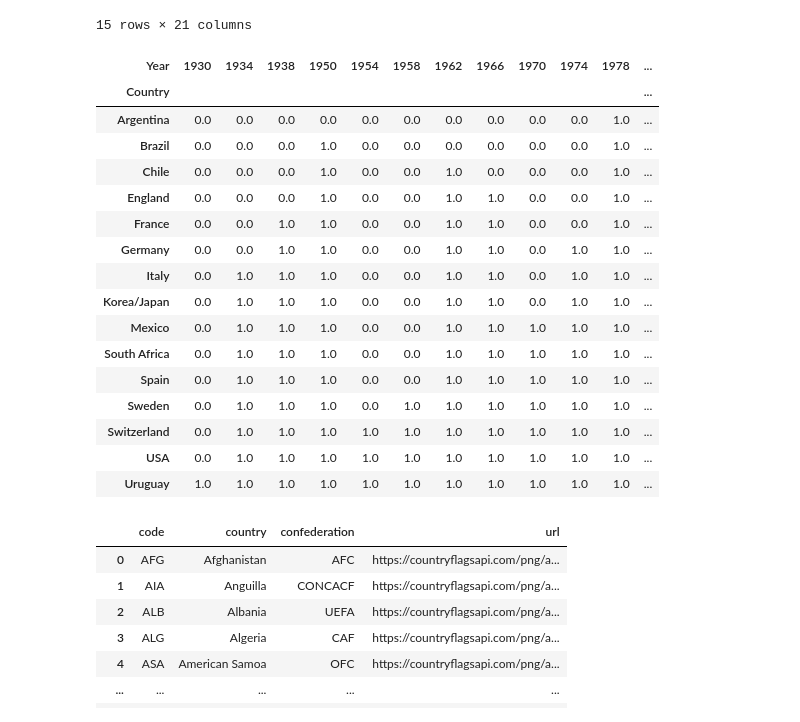
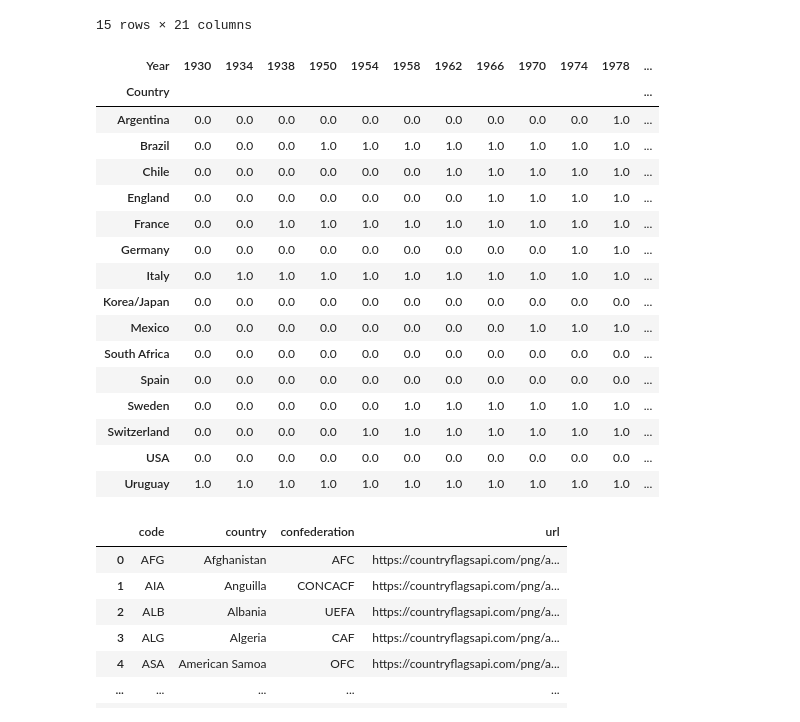
Before and after one commit to Hugox96/Analise_Copas, a Jupyter notebook: Copa.ipynb, the cells around one changed output. Cells and saved outputs as stored; diff of their text form; code cells hidden in the pictures.

```diff
--- a/Copa.ipynb
+++ b/Copa.ipynb
@@ -86,25 +86,25 @@ copa.groupby(["Country", "Year"]).size().unstack().fillna(0).reset_index()
 | 14 | Uruguay | 1.0 | 0.0 | 0.0 | 0.0 | 0.0 | 0.0 | 0.0 | 0.0 | 0.0 | ... | ... |
 15 rows × 21 columns
 # %%
-sedia_copa = copa.groupby(["Country", "Year"]).size().unstack().fillna(0).cumsum()
+sedia_copa = copa.groupby(["Country", "Year"]).size().unstack().fillna(0).cumsum(axis=1)
 sedia_copa
 # %% [output]
 | Year | 1930 | 1934 | 1938 | 1950 | 1954 | 1958 | 1962 | 1966 | 1970 | 1974 | 1978 | ... |
 | Country |  |  |  |  |  |  |  |  |  |  |  | ... |
 | Argentina | 0.0 | 0.0 | 0.0 | 0.0 | 0.0 | 0.0 | 0.0 | 0.0 | 0.0 | 0.0 | 1.0 | ... |
-| Brazil | 0.0 | 0.0 | 0.0 | 1.0 | 0.0 | 0.0 | 0.0 | 0.0 | 0.0 | 0.0 | 1.0 | ... |
-| Chile | 0.0 | 0.0 | 0.0 | 1.0 | 0.0 | 0.0 | 1.0 | 0.0 | 0.0 | 0.0 | 1.0 | ... |
-| England | 0.0 | 0.0 | 0.0 | 1.0 | 0.0 | 0.0 | 1.0 | 1.0 | 0.0 | 0.0 | 1.0 | ... |
-| France | 0.0 | 0.0 | 1.0 | 1.0 | 0.0 | 0.0 | 1.0 | 1.0 | 0.0 | 0.0 | 1.0 | ... |
-| Germany | 0.0 | 0.0 | 1.0 | 1.0 | 0.0 | 0.0 | 1.0 | 1.0 | 0.0 | 1.0 | 1.0 | ... |
-| Italy | 0.0 | 1.0 | 1.0 | 1.0 | 0.0 | 0.0 | 1.0 | 1.0 | 0.0 | 1.0 | 1.0 | ... |
-| Korea/Japan | 0.0 | 1.0 | 1.0 | 1.0 | 0.0 | 0.0 | 1.0 | 1.0 | 0.0 | 1.0 | 1.0 | ... |
-| Mexico | 0.0 | 1.0 | 1.0 | 1.0 | 0.0 | 0.0 | 1.0 | 1.0 | 1.0 | 1.0 | 1.0 | ... |
-| South Africa | 0.0 | 1.0 | 1.0 | 1.0 | 0.0 | 0.0 | 1.0 | 1.0 | 1.0 | 1.0 | 1.0 | ... |
-| Spain | 0.0 | 1.0 | 1.0 | 1.0 | 0.0 | 0.0 | 1.0 | 1.0 | 1.0 | 1.0 | 1.0 | ... |
-| Sweden | 0.0 | 1.0 | 1.0 | 1.0 | 0.0 | 1.0 | 1.0 | 1.0 | 1.0 | 1.0 | 1.0 | ... |
-| Switzerland | 0.0 | 1.0 | 1.0 | 1.0 | 1.0 | 1.0 | 1.0 | 1.0 | 1.0 | 1.0 | 1.0 | ... |
-| USA | 0.0 | 1.0 | 1.0 | 1.0 | 1.0 | 1.0 | 1.0 | 1.0 | 1.0 | 1.0 | 1.0 | ... |
+| Brazil | 0.0 | 0.0 | 0.0 | 1.0 | 1.0 | 1.0 | 1.0 | 1.0 | 1.0 | 1.0 | 1.0 | ... |
+| Chile | 0.0 | 0.0 | 0.0 | 0.0 | 0.0 | 0.0 | 1.0 | 1.0 | 1.0 | 1.0 | 1.0 | ... |
+| England | 0.0 | 0.0 | 0.0 | 0.0 | 0.0 | 0.0 | 0.0 | 1.0 | 1.0 | 1.0 | 1.0 | ... |
+| France | 0.0 | 0.0 | 1.0 | 1.0 | 1.0 | 1.0 | 1.0 | 1.0 | 1.0 | 1.0 | 1.0 | ... |
+| Germany | 0.0 | 0.0 | 0.0 | 0.0 | 0.0 | 0.0 | 0.0 | 0.0 | 0.0 | 1.0 | 1.0 | ... |
+| Italy | 0.0 | 1.0 | 1.0 | 1.0 | 1.0 | 1.0 | 1.0 | 1.0 | 1.0 | 1.0 | 1.0 | ... |
+| Korea/Japan | 0.0 | 0.0 | 0.0 | 0.0 | 0.0 | 0.0 | 0.0 | 0.0 | 0.0 | 0.0 | 0.0 | ... |
+| Mexico | 0.0 | 0.0 | 0.0 | 0.0 | 0.0 | 0.0 | 0.0 | 0.0 | 1.0 | 1.0 | 1.0 | ... |
+| South Africa | 0.0 | 0.0 | 0.0 | 0.0 | 0.0 | 0.0 | 0.0 | 0.0 | 0.0 | 0.0 | 0.0 | ... |
+| Spain | 0.0 | 0.0 | 0.0 | 0.0 | 0.0 | 0.0 | 0.0 | 0.0 | 0.0 | 0.0 | 0.0 | ... |
+| Sweden | 0.0 | 0.0 | 0.0 | 0.0 | 0.0 | 1.0 | 1.0 | 1.0 | 1.0 | 1.0 | 1.0 | ... |
+| Switzerland | 0.0 | 0.0 | 0.0 | 0.0 | 1.0 | 1.0 | 1.0 | 1.0 | 1.0 | 1.0 | 1.0 | ... |
+| USA | 0.0 | 0.0 | 0.0 | 0.0 | 0.0 | 0.0 | 0.0 | 0.0 | 0.0 | 0.0 | 0.0 | ... |
 | Uruguay | 1.0 | 1.0 | 1.0 | 1.0 | 1.0 | 1.0 | 1.0 | 1.0 | 1.0 | 1.0 | 1.0 | ... |
 # %%
 bandeiras = pd.read_csv("countries-fifa-flags.csv")
```
Also changed, not shown: parts of 2 cells of this notebook, 3 other files.
